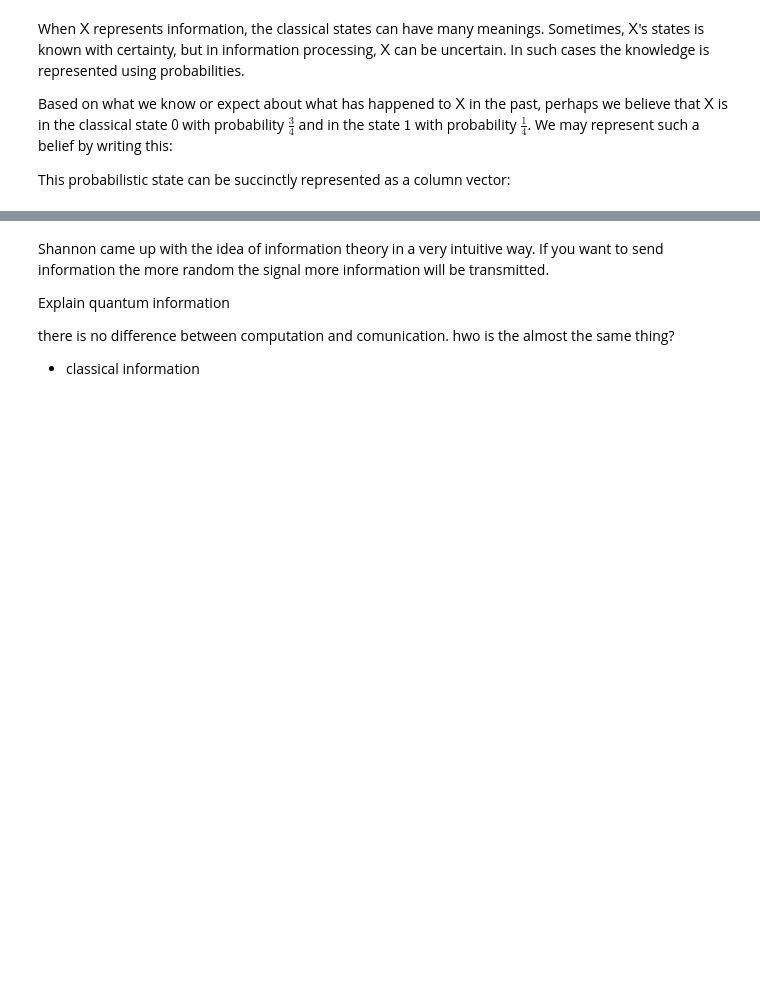
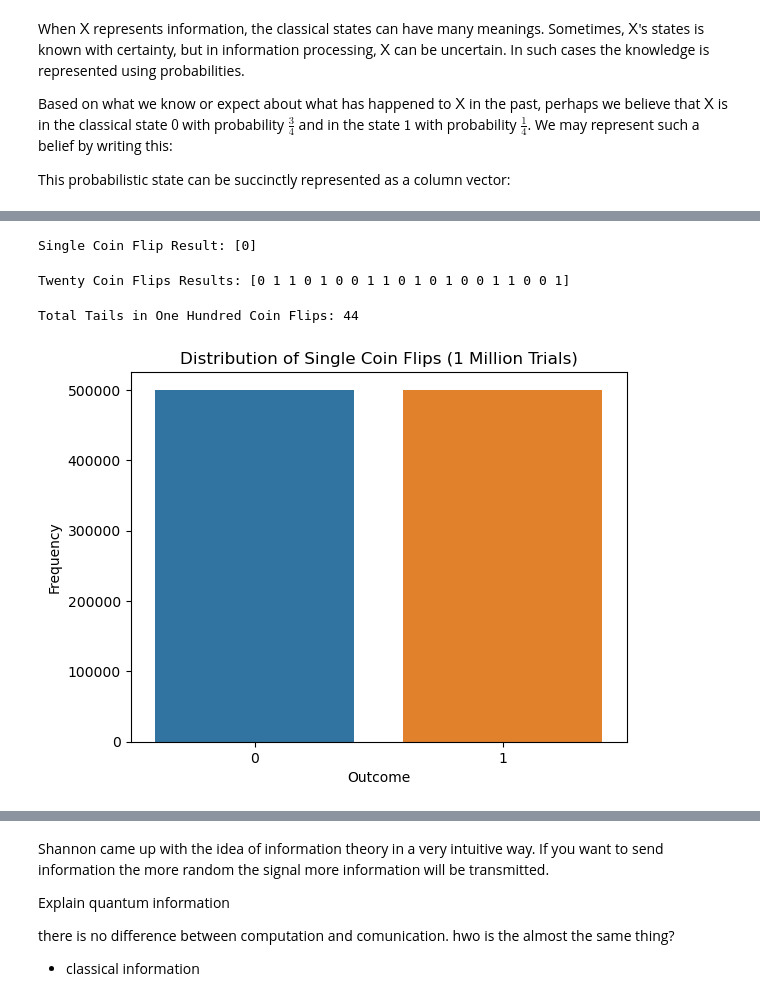
Before and after one commit to rodAlm08/emerging_tech_repo, a Jupyter notebook: project.ipynb, the cells around one changed output, grey strips where cells are left out. Cells and saved outputs as stored; diff of their text form; code cells hidden in the pictures; blank space fills up the shorter version.

```diff
--- a/project.ipynb
+++ b/project.ipynb
@@ -24,0 +48,31 @@ $\text{Pr}(X=1) = \frac{1}{4}$
+# %%
+import numpy as np
+import seaborn as sns
+import matplotlib.pyplot as plt
+# Simulating a Single Coin Flip
+result_single_flip = np.random.binomial(1, 0.5)
+print("Single Coin Flip Result:", [result_single_flip])
+# %% [output]
+Single Coin Flip Result: [0]
+# %%
+# Simulating Twenty Coin Flips
+results_twenty_flips = np.random.binomial(1, 0.5, 20)
+print("Twenty Coin Flips Results:", results_twenty_flips)
+# %% [output]
+Twenty Coin Flips Results: [0 1 1 0 1 0 0 1 1 0 1 0 1 0 0 1 1 0 0 1]
+# %%
+# Simulating One Hundred Coin Flips and Counting Heads
+total_tail = np.random.binomial(100, 0.5)
+print("Total Tails in One Hundred Coin Flips:", total_tail)
+# %% [output]
+Total Tails in One Hundred Coin Flips: 44
+# %%
+# Visualizing Single Coin Flips (1 Million Trials)
+
+sns.countplot(x=np.random.binomial(1, 0.5, 1000000));
+plt.xlabel("Outcome")
+plt.ylabel("Frequency")
+plt.title("Distribution of Single Coin Flips (1 Million Trials)")
+plt.show()
+# %% [output]
+[figure, added]
```
Also changed, not shown: parts of 28 cells of this notebook, 1 other file.
